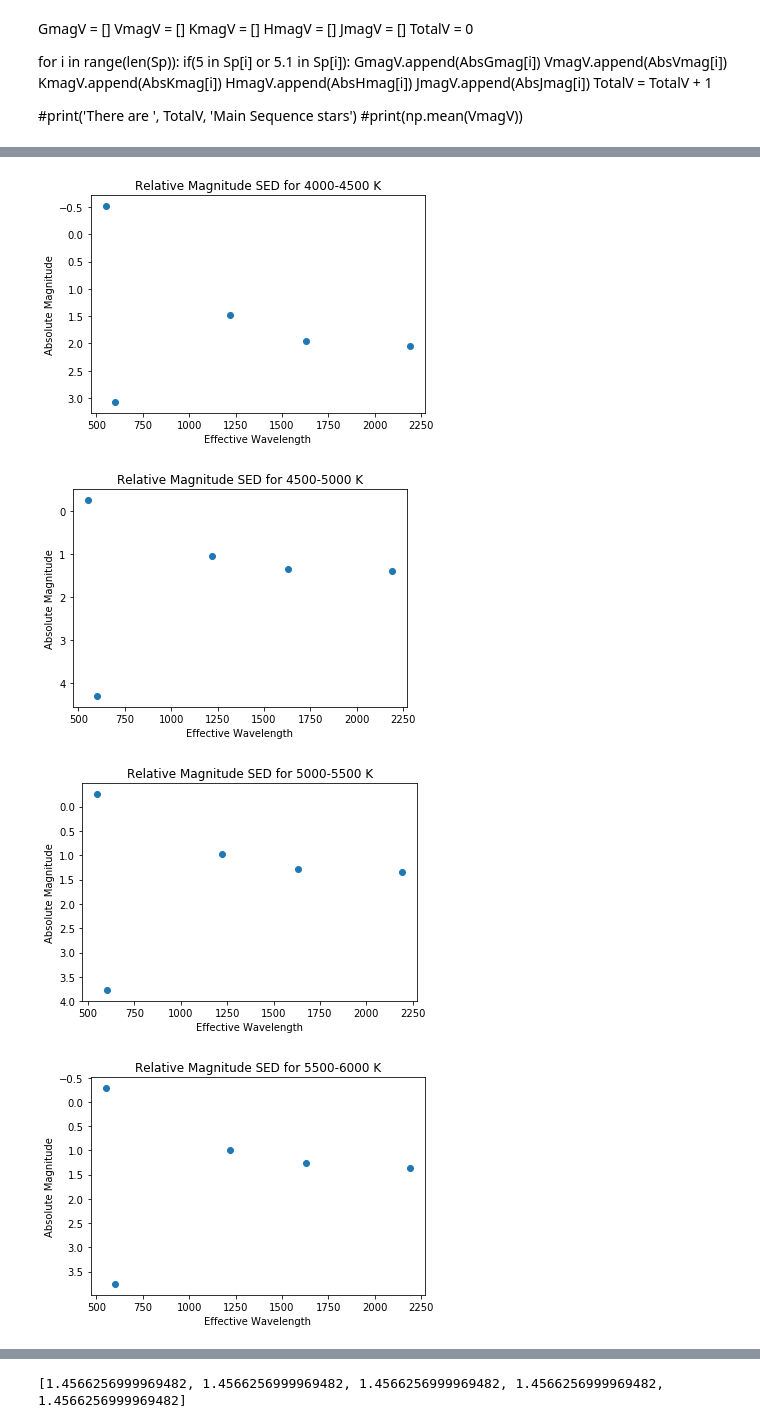
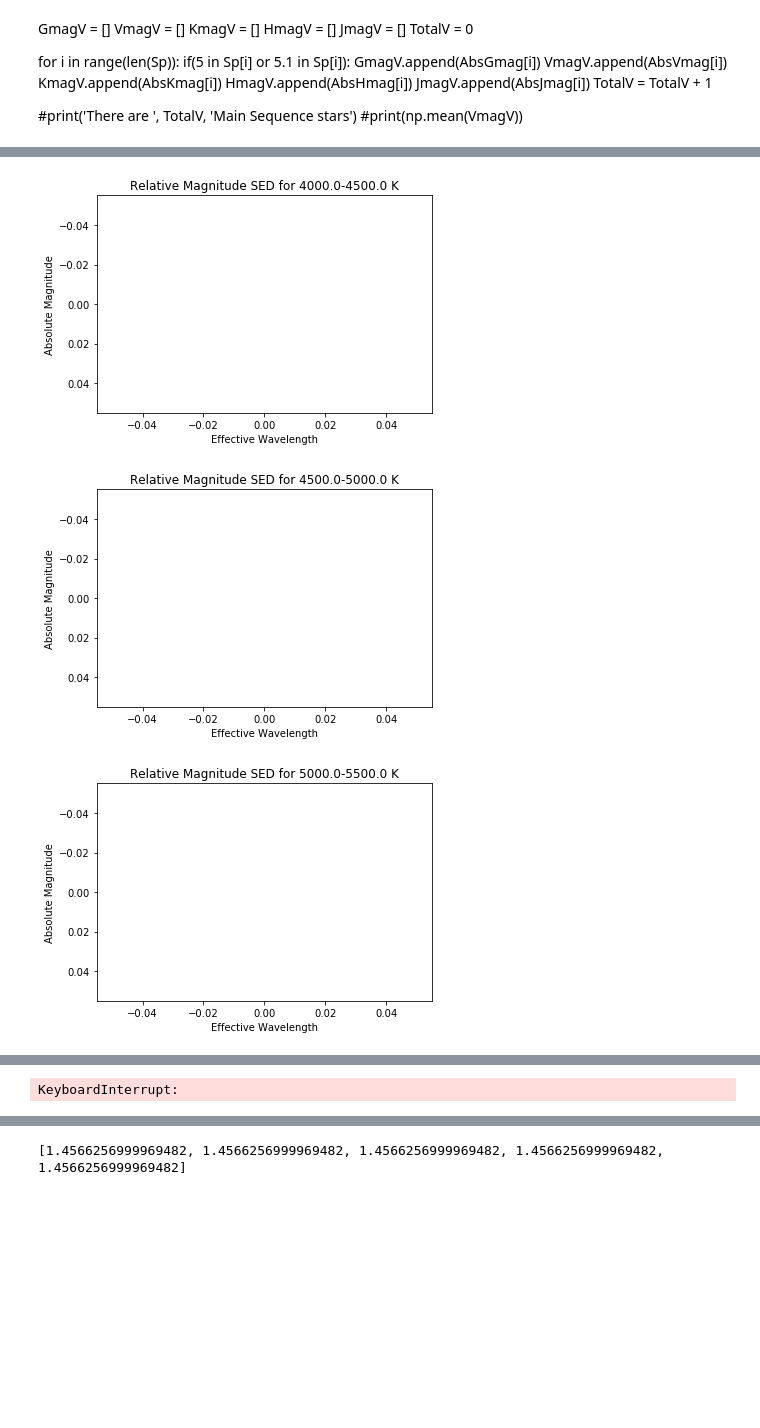
Before and after one commit to leemundy/GAIA, a Jupyter notebook: Work-Areas/khall/notebook/Data/StanCat Work.ipynb, the cells around one changed output, grey strips where cells are left out. Cells and saved outputs as stored; diff of their text form; code cells hidden in the pictures; blank space fills up the shorter version.

```diff
--- a/Work-Areas/khall/notebook/Data/StanCat Work.ipynb
+++ b/Work-Areas/khall/notebook/Data/StanCat Work.ipynb
@@ -123,10 +147,13 @@ AbsVmag = []
 AbsKmag = []
 AbsHmag = []
 AbsJmag = []
+AbsBmag = []
 
 for i in range(len(dist)):
-    AbsGmag.append(Gmag[i] + 5 - 5*np.log10(dist[i]))
-    AbsVmag.append(Vmag[i] + 5 - 5*np.log10(dist[i]))
-    AbsKmag.append(Kmag[i] + 5 - 5*np.log10(dist[i]))
-    AbsHmag.append(Hmag[i] + 5 - 5*np.log10(dist[i]))
-    AbsJmag.append(Jmag[i] + 5 - 5*np.log10(dist[i]))
+        AbsGmag.append(Gmag[i] + 5 - 5*np.log10(dist[i]))
+        AbsVmag.append(Vmag[i] + 5 - 5*np.log10(dist[i]))
+        AbsKmag.append(Kmag[i] + 5 - 5*np.log10(dist[i]))
+        AbsHmag.append(Hmag[i] + 5 - 5*np.log10(dist[i]))
+        AbsJmag.append(Jmag[i] + 5 - 5*np.log10(dist[i]))
+        AbsBmag.append(Bmag[i] + 5 - 5*np.log10(dist[i]))
+print(np.mean(AbsHmag))
@@ -132,0 +162,6 @@ for i in range(len(dist)):
+# %%
+nan = 0
+for i in range(0,len(AbsHmag)):
+    if(str(AbsHmag.mask[i])==True):
+        nan = nan +1
+print(nan)
@@ -157,16 +194,18 @@ VmagV = []
 KmagV = []
 HmagV = []
 JmagV = []
+BmagV = []
 TotalV = 0
 for i in range(len(Sp)):
-    if('5.0' in str(Sp[i]) or '5.1' in str(Sp[i])):
+    if('5.0' in str(Sp[i])):
         GmagV.append(AbsGmag[i])
         VmagV.append(AbsVmag[i])
         KmagV.append(AbsKmag[i])
         HmagV.append(AbsHmag[i])
         JmagV.append(AbsJmag[i])
+        BmagV.append(AbsBmag[i])
         TotalV = TotalV + 1
 #print('There are ', TotalV, 'Main Sequence stars')
 #print(np.mean(VmagV))
-print(GmagV[0:20])
+print(BmagV[0:20])
 # %% [output]
@@ -174,9 +213,13 @@ print(GmagV[0:20])
 # %%
 Temps= []
+length = 0
 for i in Teff:
-    if(Sp[i] in SpV):
+    if(Sp[i] == 5.0):
         Temps.append(Teff[i])
+        if(5000.0 <= Teff[i] <= 5500.0):
+            length = length + 1
 
+print(length)
 
 bins = 20
 plt.xlabel("Effective Temperature in Kelvin")
@@ -290,37 +308,39 @@ for i in temps:
     sources = 0
     tempRange = []
     GmagV = []
     VmagV = []
     KmagV = []
     HmagV = []
     JmagV = []
-    for j in Teff:
+    BmagV = []
+    for j in range(0,len(Teff)):
         if(Sp[j] in SpV):
             if(i <= Teff[j] <= i+500):
                 tempRange.append(Teff[j])
-                GmagV.append(AbsGmag[j])
+                GmagV.append(AbsGmag[j]-AbsGmag[j])
                 VmagV.append(AbsGmag[j]-AbsVmag[j])
                 KmagV.append(AbsGmag[j]-AbsKmag[j])
                 HmagV.append(AbsGmag[j]-AbsHmag[j])
                 JmagV.append(AbsGmag[j]-AbsJmag[j])
+                BmagV.append(AbsGmag[j]-AbsBmag[j])
                 sources = sources + 1
 
     MeanGmag = np.mean(GmagV)
     MeanVmag = np.mean(VmagV)
     MeanHmag = np.mean(HmagV)
     MeanJmag = np.mean(JmagV)
     MeanKmag = np.mean(KmagV)
+    MeanBmag = np.mean(BmagV)
 
-    Mags = [MeanVmag,MeanGmag,MeanJmag,MeanHmag,MeanKmag]
+    Mags = [MeanBmag,MeanVmag,MeanGmag,MeanJmag,MeanHmag,MeanKmag]
     #Mags = [MeanKmag,MeanHmag,MeanJmag,MeanGmag,MeanVmag]
     plt.xlabel('Effective Wavelength')
     plt.ylabel('Absolute Magnitude')
     plt.title('Relative Magnitude SED for '+ str(i)+'-'+ str(i+500) + ' K')
     plt.scatter(EffWave,Mags)
     plt.gca().invert_yaxis()
     plt.show()
 # %% [output]
-[figure, old version]
+[figure, new version]
-[figure, old version]
+[figure, new version]
-[figure, old version]
+[figure, new version]
-[figure, removed]
@@ -336,3 +347,4 @@ for i in temps:
+KeyboardInterrupt:
 # %%
 VmG = np.array(JmagV) - np.array(GmagV)
 plt.xlabel('GBand Absolute Magnitude')
```
Also changed, not shown: parts of 13 cells of this notebook.
